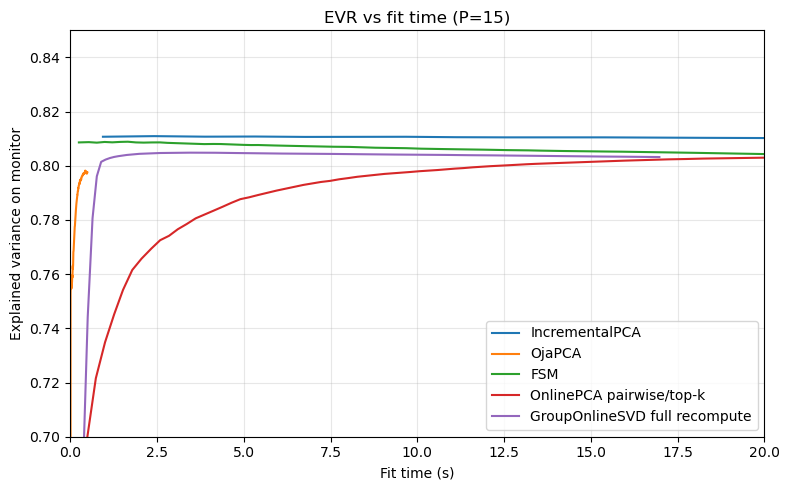
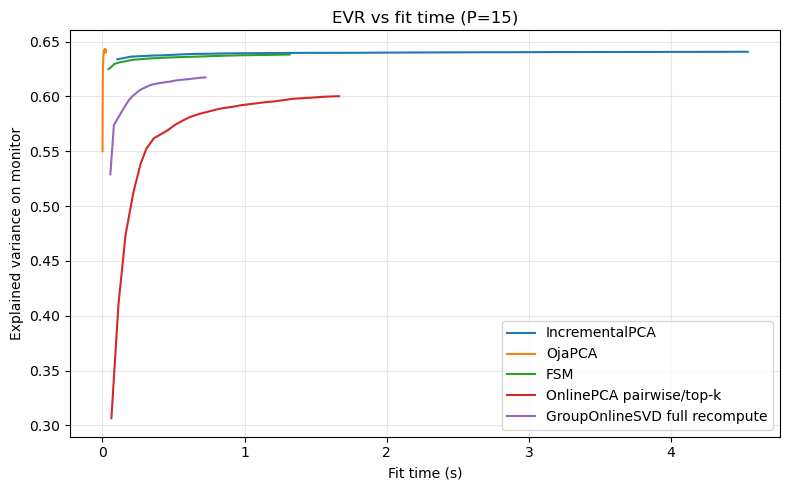
Unified diff of the notebook cell whose output changed from the first chart to the second:
--- before
+++ after
@@ -1,3 +1,2 @@
-# %%
 plt.figure(figsize=(8, 5))
 
@@ -11,6 +10,6 @@
 plt.ylabel("Explained variance on monitor")
 plt.title(f"EVR vs fit time (P={P})")
-plt.xlim(0, 20)
-plt.ylim(0.7, 0.85)
+# plt.xlim(0, 10)
+# plt.ylim(0.3, 0.85)
 plt.legend()
 plt.grid(alpha=0.3)

Commit: - implemented group svd - added a dataset downloader